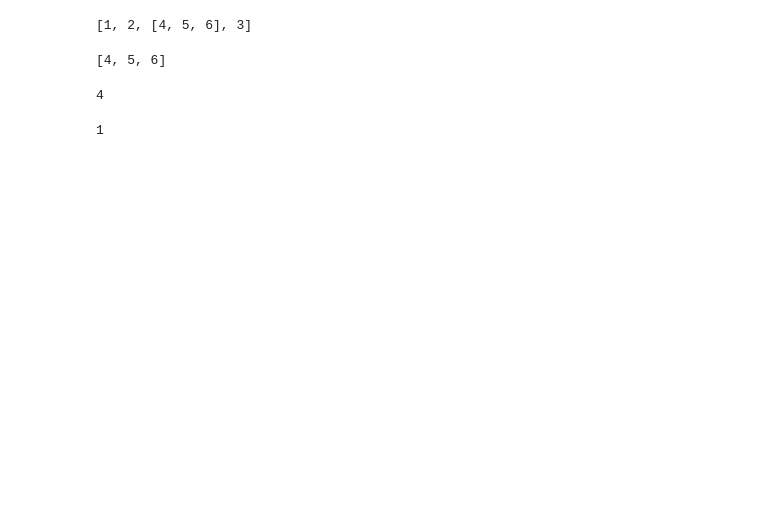
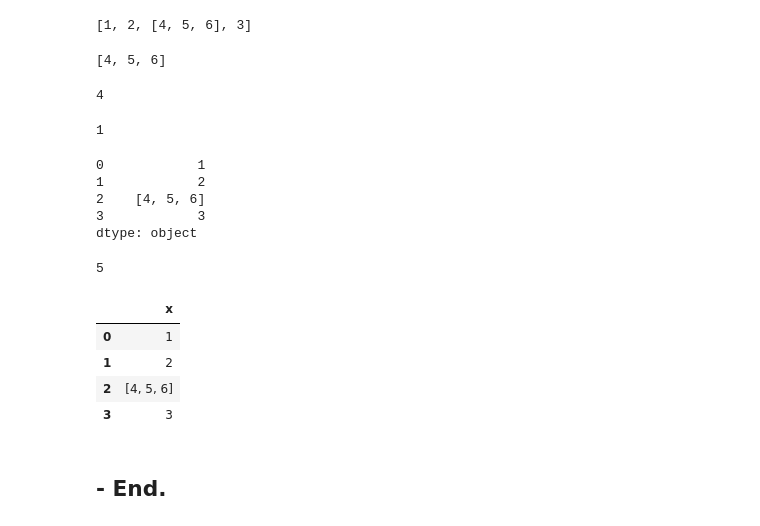
Before and after one commit to jamesbluenote/doit_pythondata, a Jupyter notebook: Doit_python_ch-17.ipynb, the cells around one changed output. Saved outputs shown, nothing was run; the diff lists cells and outputs as text; code cells hidden in the pictures; blank space fills up the shorter version.

```diff
--- a/Doit_python_ch-17.ipynb
+++ b/Doit_python_ch-17.ipynb
@@ -607,3 +685,25 @@ nested_df = pd.DataFrame({'x' : [1, 2, [4, 5, 6], 3]})
 nested_dict['score']['math']
 # %% [output]
 1
+# %%
+nested_series
+# %% [output]
+0            1
+1            2
+2    [4, 5, 6]
+3            3
+dtype: object
+# %%
+nested_series[2][1]
+# %% [output]
+5
+# %%
+nested_df
+# %% [output]
+|  | x |
+| 0 | 1 |
+| 1 | 2 |
+| 2 | [4, 5, 6] |
+| 3 | 3 |
+# %% [markdown]
+## - End.
```
Also changed, not shown: parts of 83 cells of this notebook.
